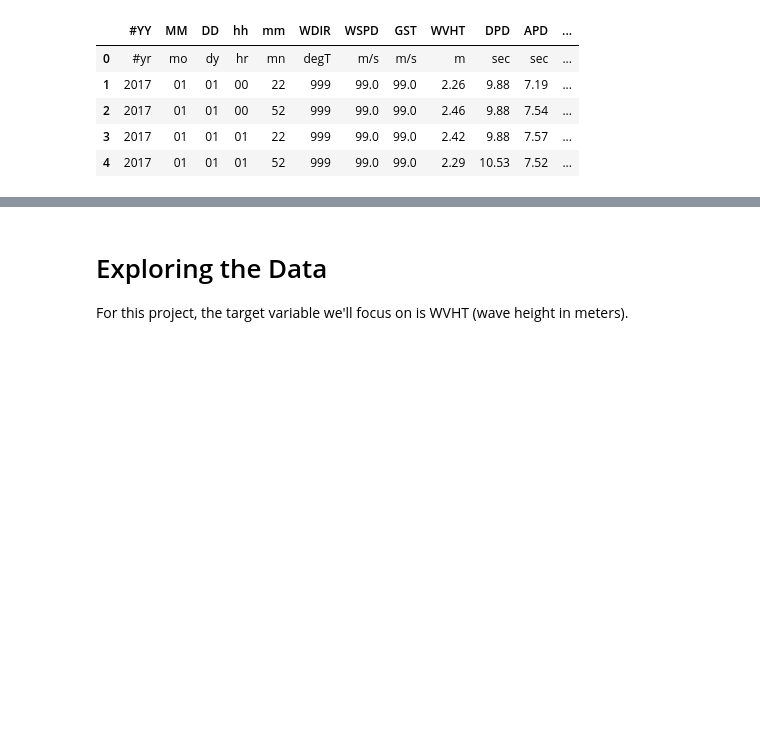
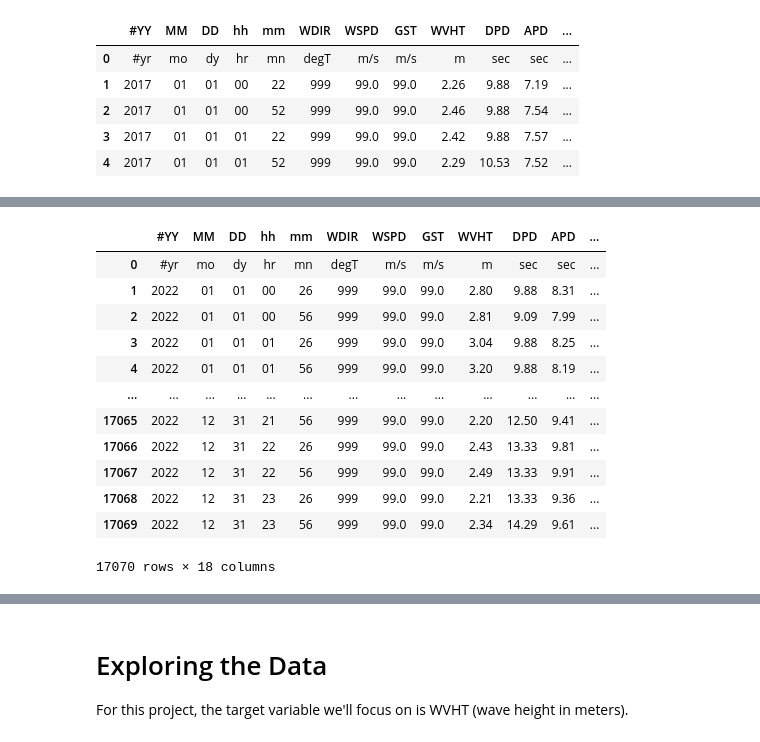
Before and after one commit to trachelle/SPICE-2024, a Jupyter notebook: waveheight_final_51208.ipynb, the cells around one changed output, grey strips where cells are left out. Cells and saved outputs as stored; diff of their text form; code cells hidden in the pictures; blank space fills up the shorter version.

```diff
--- a/waveheight_final_51208.ipynb
+++ b/waveheight_final_51208.ipynb
@@ -71,0 +114,16 @@ df1.head() # looking at first 5 rows
+# %%
+df_22
+# %% [output]
+|  | #YY | MM | DD | hh | mm | WDIR | WSPD | GST | WVHT | DPD | APD | ... |
+| 0 | #yr | mo | dy | hr | mn | degT | m/s | m/s | m | sec | sec | ... |
+| 1 | 2022 | 01 | 01 | 00 | 26 | 999 | 99.0 | 99.0 | 2.80 | 9.88 | 8.31 | ... |
+| 2 | 2022 | 01 | 01 | 00 | 56 | 999 | 99.0 | 99.0 | 2.81 | 9.09 | 7.99 | ... |
+| 3 | 2022 | 01 | 01 | 01 | 26 | 999 | 99.0 | 99.0 | 3.04 | 9.88 | 8.25 | ... |
+| 4 | 2022 | 01 | 01 | 01 | 56 | 999 | 99.0 | 99.0 | 3.20 | 9.88 | 8.19 | ... |
+| ... | ... | ... | ... | ... | ... | ... | ... | ... | ... | ... | ... | ... |
+| 17065 | 2022 | 12 | 31 | 21 | 56 | 999 | 99.0 | 99.0 | 2.20 | 12.50 | 9.41 | ... |
+| 17066 | 2022 | 12 | 31 | 22 | 26 | 999 | 99.0 | 99.0 | 2.43 | 13.33 | 9.81 | ... |
+| 17067 | 2022 | 12 | 31 | 22 | 56 | 999 | 99.0 | 99.0 | 2.49 | 13.33 | 9.91 | ... |
+| 17068 | 2022 | 12 | 31 | 23 | 26 | 999 | 99.0 | 99.0 | 2.21 | 13.33 | 9.36 | ... |
+| 17069 | 2022 | 12 | 31 | 23 | 56 | 999 | 99.0 | 99.0 | 2.34 | 14.29 | 9.61 | ... |
+17070 rows × 18 columns
```
Also changed, not shown: parts of 32 cells of this notebook.
